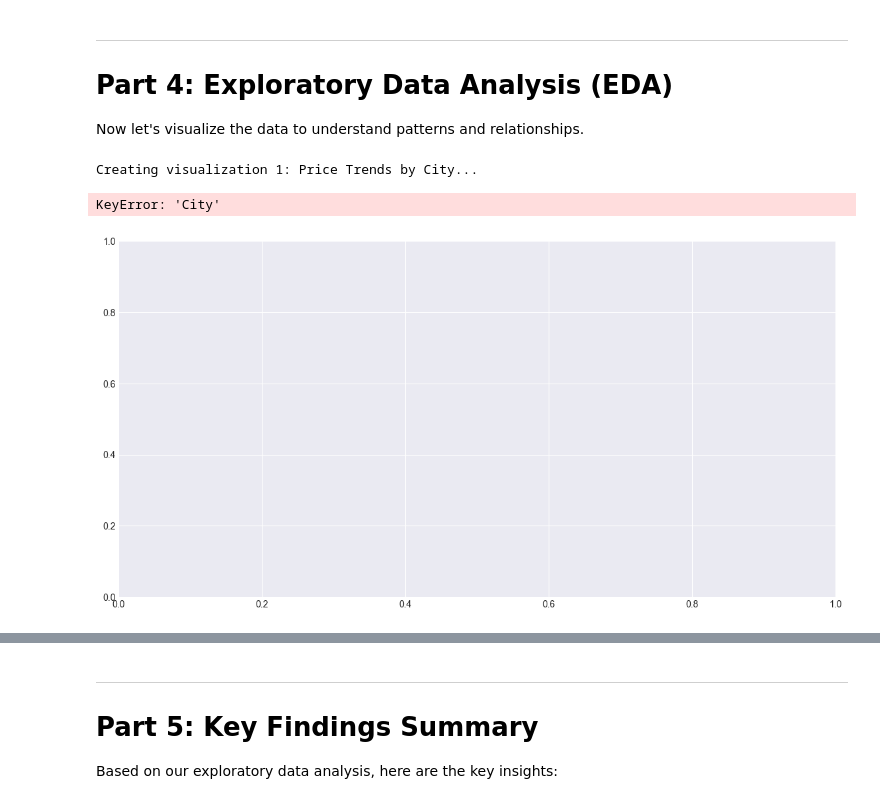
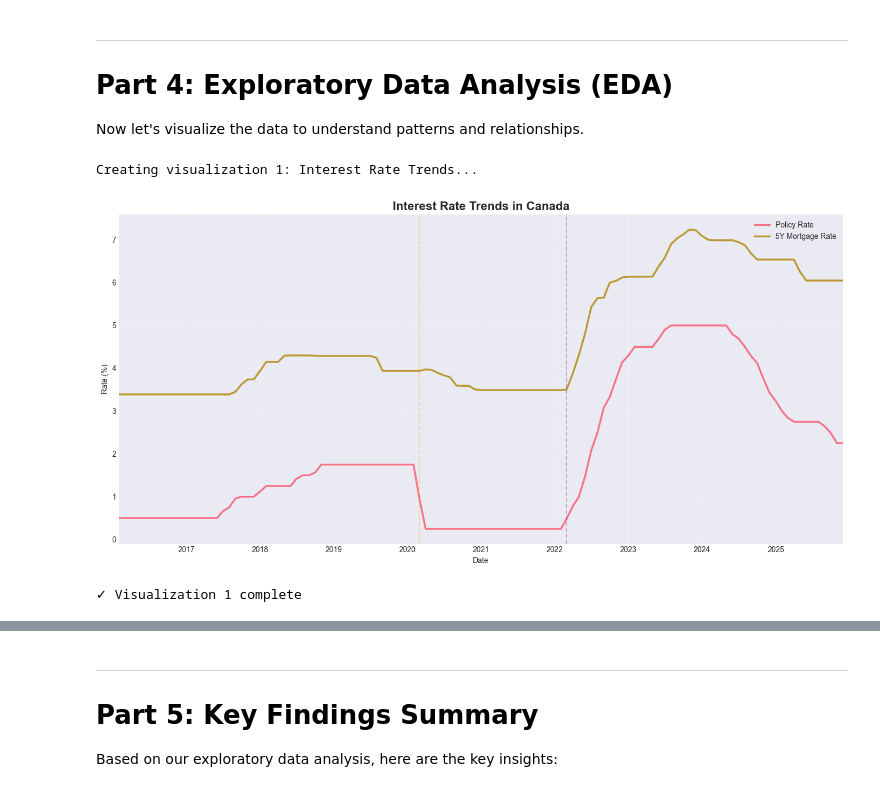
Before and after one commit to ChloeLeeFullStackDeveloper/CANADIAN-HOUSING-MARKET-ANALYSIS, a Jupyter notebook: 02_Notebooks/Housing_Analysis_EDA.ipynb, the cells around one changed output, grey strips where cells are left out. Cells and saved outputs as stored; diff of their text form; code cells hidden in the pictures.

Commit message:
Finalize EDA and feature engineering (error fixes)

```diff
--- a/02_Notebooks/Housing_Analysis_EDA.ipynb
+++ b/02_Notebooks/Housing_Analysis_EDA.ipynb
@@ -262,12 +275,12 @@ ValueError: cannot insert level_0, already exists
 print("\n[2/5] Creating Change Features...")
 
 # Month-over-Month change (MoM)
-df['Index_MoM_Change'] = df.groupby('City')['Index'].pct_change(1) * 100
+df['Prime_Rate_MoM_Change'] = df['Prime_Rate_x'].pct_change(1) * 100
 
 # Year-over-Year change (YoY)
-df['Index_YoY_Change'] = df.groupby('City')['Index'].pct_change(12) * 100
+df['Prime_Rate_YoY_Change'] = df['Prime_Rate_x'].pct_change(12) * 100
 
 # Mortgage rate change
-df['Mortgage_5Y_Change'] = df.groupby('City')['Mortgage_5Y'].diff()
+df['Mortgage_5Y_Change'] = df['Mortgage_5Y_x'].diff()
 
 print("✓ Created: Index_MoM_Change, Index_YoY_Change, Mortgage_5Y_Change")
@@ -300,9 +324,9 @@ print("✓ Created: Month, Quarter, Year")
 print("\n[5/5] Creating Derived Features...")
 
 # Distance from moving average (momentum indicator)
-df['Price_Above_MA3'] = df['Index'] - df['Index_MA3']
+df['Price_Above_MA3'] = df['Mortgage_5Y_x'] - df['Mortgage_5Y_MA3']
 
 # Short-term vs long-term trend
-df['MA3_MA12_Diff'] = df['Index_MA3'] - df['Index_MA12']
+df['MA3_MA12_Diff'] = df['Mortgage_5Y_MA3'] - df['Mortgage_5Y_MA12']
 
 print("✓ Created: Price_Above_MA3, MA3_MA12_Diff")
@@ -363,40 +438,46 @@ display(sample[
 Now let's visualize the data to understand patterns and relationships.
 # %%
 # EDA 1: Housing Price Trends by City
-print("Creating visualization 1: Price Trends by City...")
+print("Creating visualization 1: Interest Rate Trends...")
+
+plot_df = df[['Date', 'Policy_Rate', 'Mortgage_5Y_y']].dropna()
+
+plot_df = plot_df.sort_values('Date')
 
 fig, ax = plt.subplots(figsize=(14, 7))
 
-cities = df['City'].unique()
-colors = plt.cm.Set3(np.linspace(0, 1, len(cities)))
+ax.plot(
+    plot_df['Date'],
+    plot_df['Policy_Rate'],
+    label='Policy Rate',
+    linewidth=2.5
+)
 
-for city, color in zip(cities, colors):
-    city_data = df[df['City'] == city].sort_values('Date')
-    ax.plot(
-        city_data['Date'],
-        city_data['Index'],
-        label=city,
-        linewidth=2.5,
-        color=color,
-        alpha=0.8
-    )
+ax.plot(
+    plot_df['Date'],
+    plot_df['Mortgage_5Y_y'],
+    label='5Y Mortgage Rate',
+    linewidth=2.5
+)
 
 # Event markers
 ax.axvline(pd.to_datetime('2008-09-01'), color='red', linestyle='--', alpha=0.3)
 ax.axvline(pd.to_datetime('2020-03-01'), color='orange', linestyle='--', alpha=0.3)
 ax.axvline(pd.to_datetime('2022-03-01'), color='purple', linestyle='--', alpha=0.3)
 
-ax.set_title('Housing Price Index Trends by City', fontsize=16, fontweight='bold')
+ax.set_title('Interest Rate Trends in Canada', fontsize=16, fontweight='bold')
 ax.set_xlabel('Date')
-ax.set_ylabel('Price Index (2005=100)')
+ax.set_ylabel('Rate (%)')
 ax.legend()
 ax.grid(True, alpha=0.3)
+
+ax.set_xlim(plot_df['Date'].min(), plot_df['Date'].max())
 
 plt.tight_layout()
 plt.show()
 
 print("✓ Visualization 1 complete")
 # %% [output]
-Creating visualization 1: Price Trends by City...
+Creating visualization 1: Interest Rate Trends...
+[figure, new version]
-KeyError: 'City'
+✓ Visualization 1 complete
-[figure, old version]
```
Also changed, not shown: parts of 23 cells of this notebook, 1 other file.
